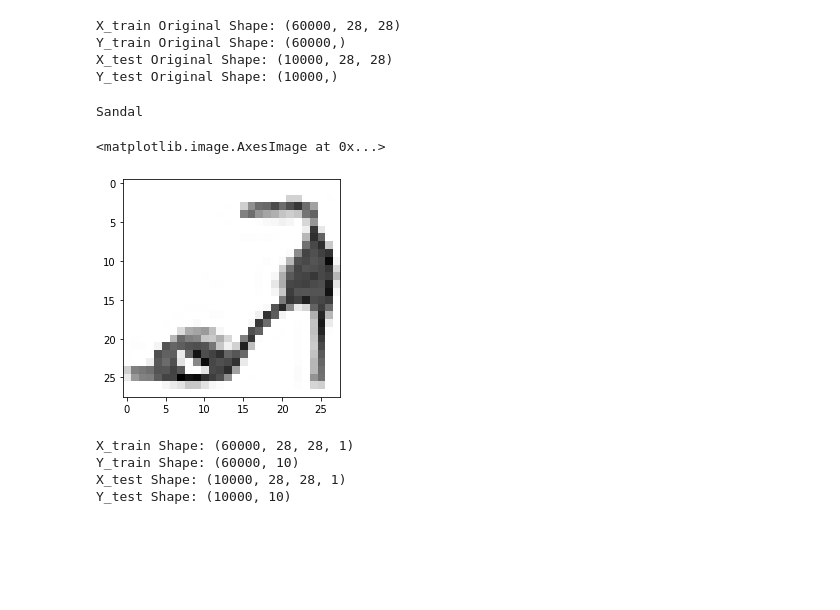
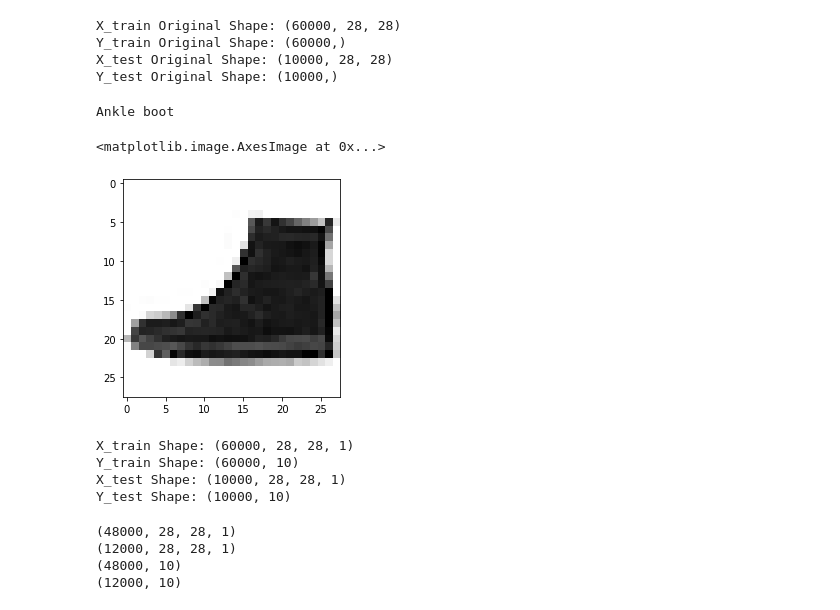
Before and after one commit to whopriyam/IECSE-ML-Meet-, a Jupyter notebook: MNIST_F_CNNs_Keras.ipynb, the cells around one changed output. Cells and saved outputs as stored; diff of their text form; code cells hidden in the pictures; blank space fills up the shorter version.

```diff
--- a/MNIST_F_CNNs_Keras.ipynb
+++ b/MNIST_F_CNNs_Keras.ipynb
@@ -52,16 +49,16 @@ Y_test Original Shape: (10000,)
 # %%
 ###Visualizing a Training Example
 
-img_index = 2323 #Random Training Example
+img_index = 4326 #Random Training Example
 img = X_train_orig[img_index]
 label = Y_train_orig[img_index]
 
 print(label_dict[label])
 plt.imshow(img,cmap='Greys')
 # %% [output]
-Sandal
+Ankle boot
 <matplotlib.image.AxesImage at 0x...>
-[figure, old version]
+[figure, new version]
 # %%
 ###Preprocessing the Data
 
@@ -89,6 +86,21 @@ X_train Shape: (60000, 28, 28, 1)
 Y_train Shape: (60000, 10)
 X_test Shape: (10000, 28, 28, 1)
 Y_test Shape: (10000, 10)
+# %%
+###Validation Split
+from sklearn.model_selection import train_test_split
+
+X_train, X_val, Y_train, Y_val = train_test_split(X_train,Y_train, test_size =0.2, random_state = 42)
+
+print(X_train.shape)
+print(X_val.shape)
+print(Y_train.shape)
+print(Y_val.shape)
+# %% [output]
+(48000, 28, 28, 1)
+(12000, 28, 28, 1)
+(48000, 10)
+(12000, 10)
 # %%
 ###Creating a Model
 input_shape = (28,28,1) #Defining the input shape
```
Also changed, not shown: parts of 10 cells of this notebook.
